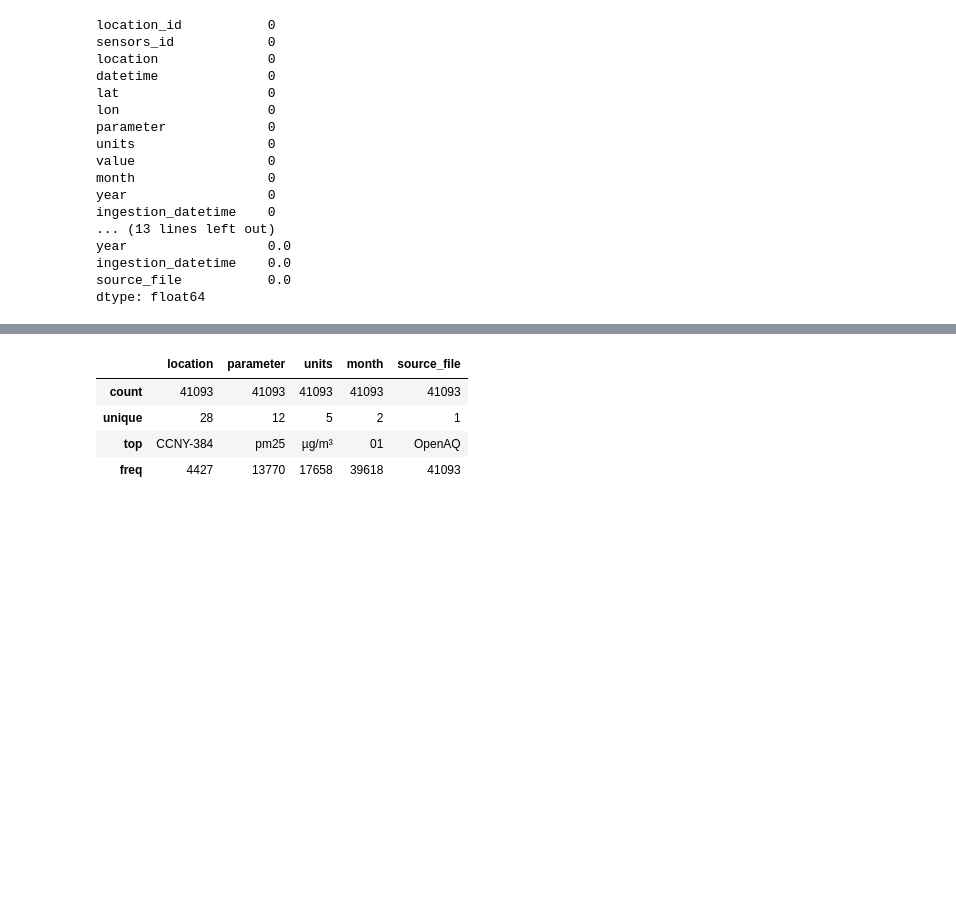
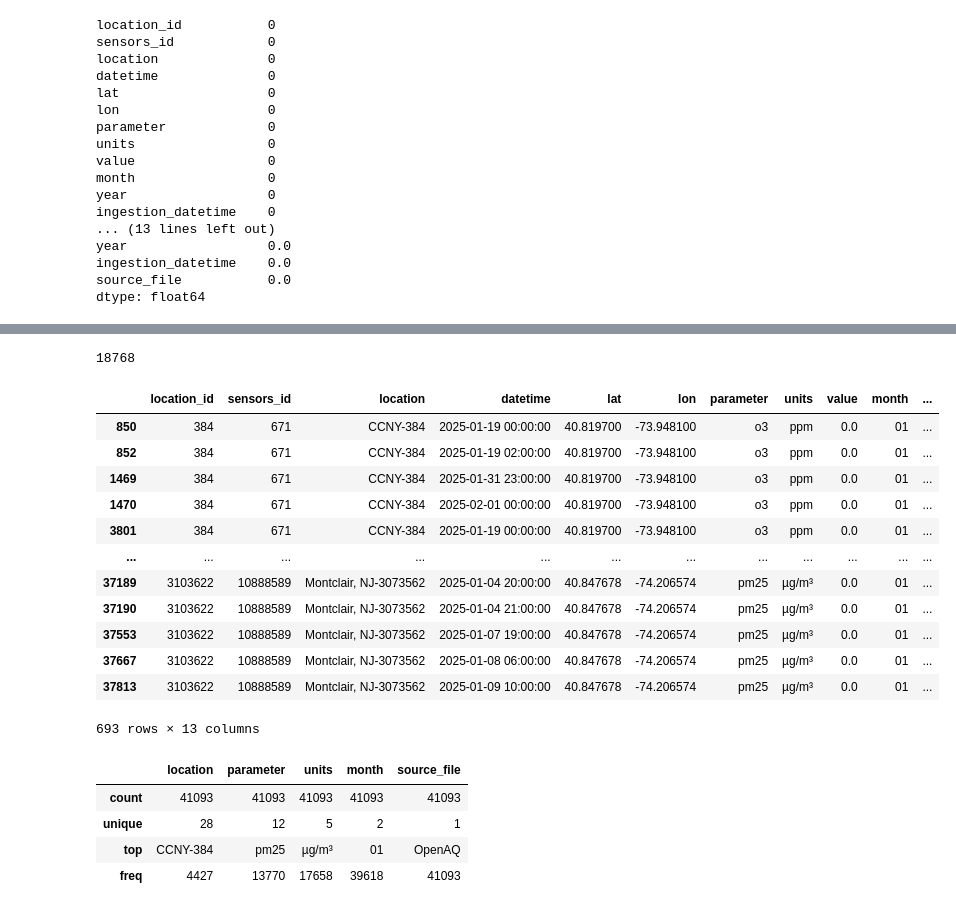
Before and after one commit to Vish501/Live-Air-Quality, a Jupyter notebook: research/testing-01-database-manager.ipynb, the cells around one changed output, grey strips where cells are left out. Cells and saved outputs as stored; diff of their text form; code cells hidden in the pictures; blank space fills up the shorter version.

Commit message:
Updated - data checking

```diff
--- a/research/testing-01-database-manager.ipynb
+++ b/research/testing-01-database-manager.ipynb
@@ -507,6 +507,27 @@ data.describe()
 | 75% | 1.824516e+06 | 7.815389e+06 | 2025-01-22 10:00:00 | 40.819700 | -73.944000 | 7.500000 | 2025.0 | 2025-09-02 13:57:00.765000 |
 | max | 3.305066e+06 | 1.157120e+07 | 2025-04-01 04:00:00 | 40.868000 | -73.766340 | 11438.350138 | 2025.0 | 2025-09-02 13:59:21.303000 |
 | std | 1.253538e+06 | 4.215060e+06 | NaN | 0.083717 | 0.133064 | 192.166533 | 0.0 | NaN |
+# %%
+len(data[(data["parameter"].isin(["pm25", "o3"]))])
+# %% [output]
+18768
+# %%
+# Updating presentation layer to drop these
+data[(data["value"] <= 0) & (data["parameter"].isin(["pm25", "o3"]))]
+# %% [output]
+|  | location_id | sensors_id | location | datetime | lat | lon | parameter | units | value | month | ... |
+| 850 | 384 | 671 | CCNY-384 | 2025-01-19 00:00:00 | 40.819700 | -73.948100 | o3 | ppm | 0.0 | 01 | ... |
+| 852 | 384 | 671 | CCNY-384 | 2025-01-19 02:00:00 | 40.819700 | -73.948100 | o3 | ppm | 0.0 | 01 | ... |
+| 1469 | 384 | 671 | CCNY-384 | 2025-01-31 23:00:00 | 40.819700 | -73.948100 | o3 | ppm | 0.0 | 01 | ... |
+| 1470 | 384 | 671 | CCNY-384 | 2025-02-01 00:00:00 | 40.819700 | -73.948100 | o3 | ppm | 0.0 | 01 | ... |
+| 3801 | 384 | 671 | CCNY-384 | 2025-01-19 00:00:00 | 40.819700 | -73.948100 | o3 | ppm | 0.0 | 01 | ... |
+| ... | ... | ... | ... | ... | ... | ... | ... | ... | ... | ... | ... |
+| 37189 | 3103622 | 10888589 | Montclair, NJ-3073562 | 2025-01-04 20:00:00 | 40.847678 | -74.206574 | pm25 | µg/m³ | 0.0 | 01 | ... |
+| 37190 | 3103622 | 10888589 | Montclair, NJ-3073562 | 2025-01-04 21:00:00 | 40.847678 | -74.206574 | pm25 | µg/m³ | 0.0 | 01 | ... |
+| 37553 | 3103622 | 10888589 | Montclair, NJ-3073562 | 2025-01-07 19:00:00 | 40.847678 | -74.206574 | pm25 | µg/m³ | 0.0 | 01 | ... |
+| 37667 | 3103622 | 10888589 | Montclair, NJ-3073562 | 2025-01-08 06:00:00 | 40.847678 | -74.206574 | pm25 | µg/m³ | 0.0 | 01 | ... |
+| 37813 | 3103622 | 10888589 | Montclair, NJ-3073562 | 2025-01-09 10:00:00 | 40.847678 | -74.206574 | pm25 | µg/m³ | 0.0 | 01 | ... |
+693 rows × 13 columns
 # %%
 data.describe(include='O')
 # %% [output]
```
